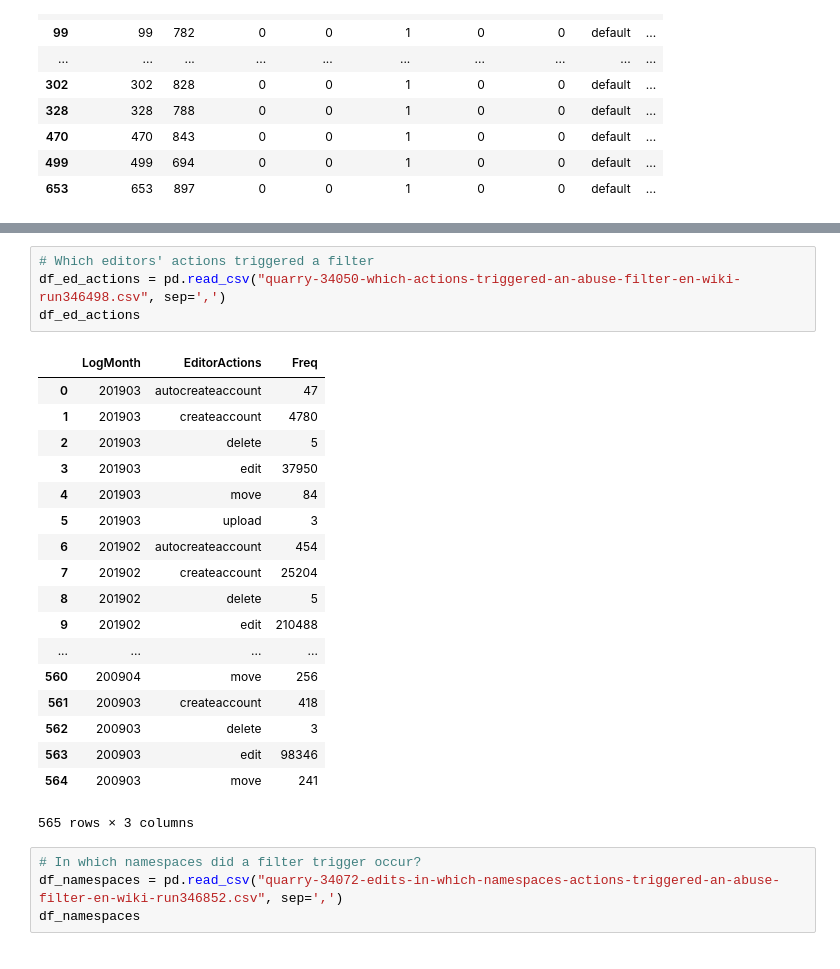
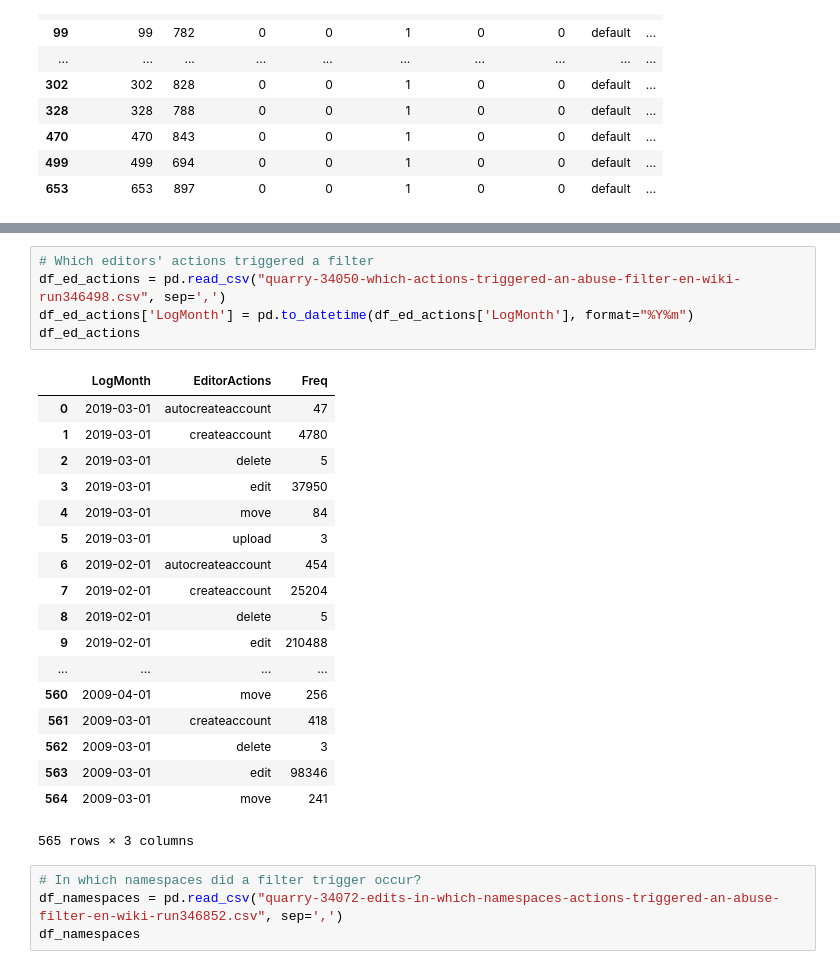
Before and after one commit to lusy/wikifilters, a Jupyter notebook: src/explore.ipynb, the cells around one changed output, grey strips where cells are left out. Drawn from its saved outputs; the diff is of its cells as text.

```diff
--- a/src/explore.ipynb
+++ b/src/explore.ipynb
@@ -286,25 +366,26 @@ df_actions.fillna('log')
 # %%
 # Which editors' actions triggered a filter
 df_ed_actions = pd.read_csv("quarry-34050-which-actions-triggered-an-abuse-filter-en-wiki-run346498.csv", sep=',')
+df_ed_actions['LogMonth'] = pd.to_datetime(df_ed_actions['LogMonth'], format="%Y%m")
 df_ed_actions
 # %% [output]
 |  | LogMonth | EditorActions | Freq |
-| 0 | 201903 | autocreateaccount | 47 |
-| 1 | 201903 | createaccount | 4780 |
-| 2 | 201903 | delete | 5 |
-| 3 | 201903 | edit | 37950 |
-| 4 | 201903 | move | 84 |
-| 5 | 201903 | upload | 3 |
-| 6 | 201902 | autocreateaccount | 454 |
-| 7 | 201902 | createaccount | 25204 |
-| 8 | 201902 | delete | 5 |
-| 9 | 201902 | edit | 210488 |
+| 0 | 2019-03-01 | autocreateaccount | 47 |
+| 1 | 2019-03-01 | createaccount | 4780 |
+| 2 | 2019-03-01 | delete | 5 |
+| 3 | 2019-03-01 | edit | 37950 |
+| 4 | 2019-03-01 | move | 84 |
+| 5 | 2019-03-01 | upload | 3 |
+| 6 | 2019-02-01 | autocreateaccount | 454 |
+| 7 | 2019-02-01 | createaccount | 25204 |
+| 8 | 2019-02-01 | delete | 5 |
+| 9 | 2019-02-01 | edit | 210488 |
 | ... | ... | ... | ... |
-| 560 | 200904 | move | 256 |
-| 561 | 200903 | createaccount | 418 |
-| 562 | 200903 | delete | 3 |
-| 563 | 200903 | edit | 98346 |
-| 564 | 200903 | move | 241 |
+| 560 | 2009-04-01 | move | 256 |
+| 561 | 2009-03-01 | createaccount | 418 |
+| 562 | 2009-03-01 | delete | 3 |
+| 563 | 2009-03-01 | edit | 98346 |
+| 564 | 2009-03-01 | move | 241 |
 565 rows × 3 columns
 # %%
 # In which namespaces did a filter trigger occur?
```
Also changed, not shown: parts of 4 cells of this notebook.
